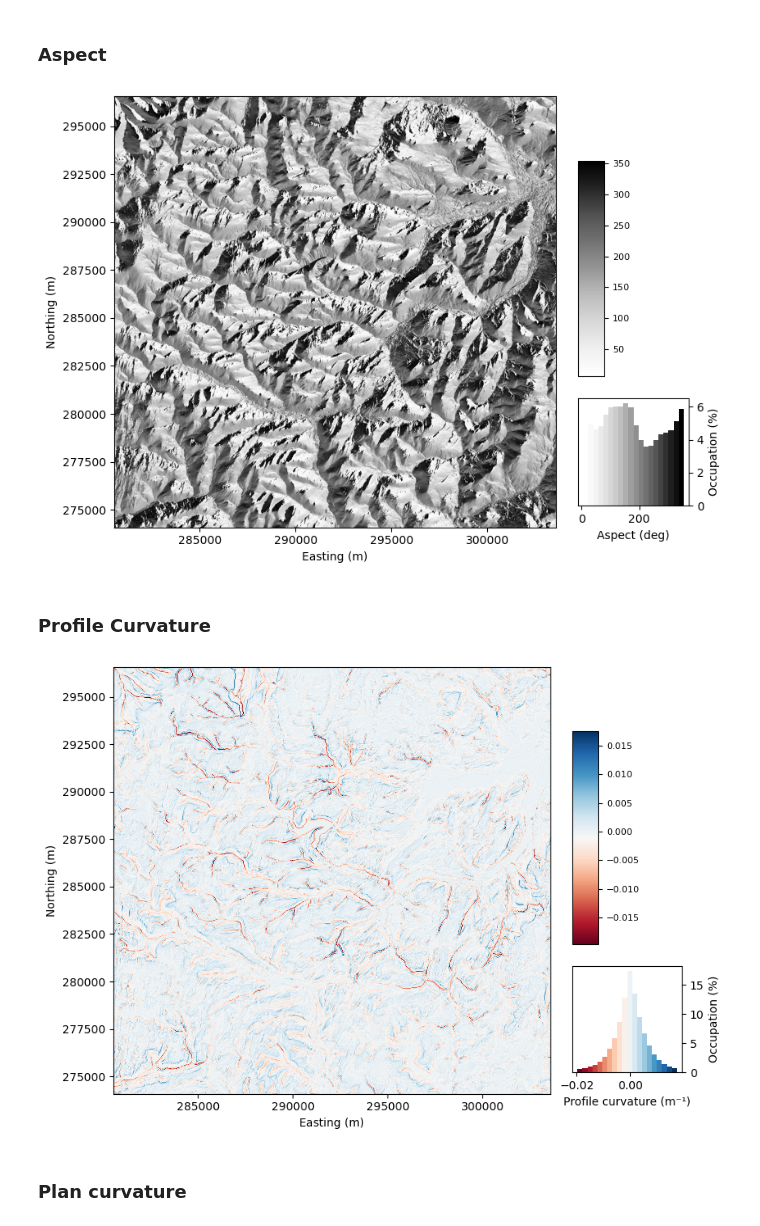
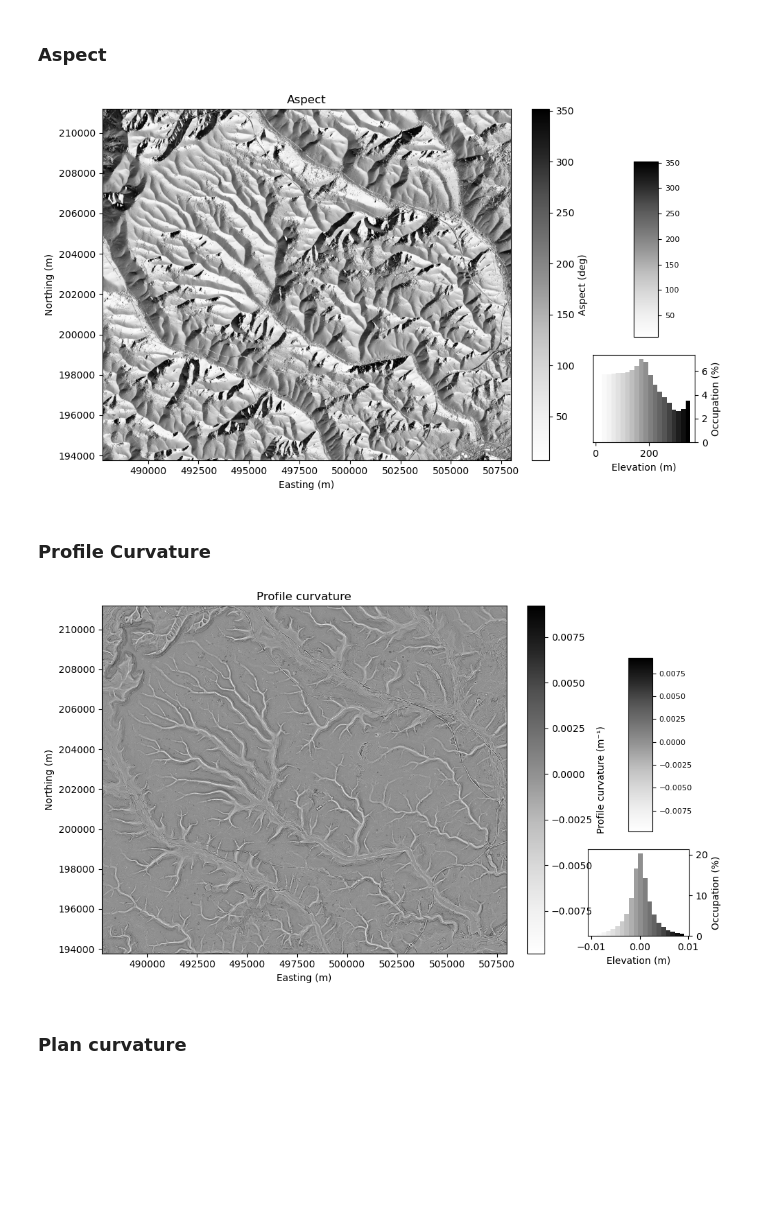
Before and after one commit to NERC-CEH/dtm-analysis, a Jupyter notebook: notebooks/02_terrain_analysis.ipynb, the cells around one changed output. Saved outputs shown, nothing was run; the diff lists cells and outputs as text; code cells hidden in the pictures; blank space fills up the shorter version.

```diff
--- a/notebooks/02_terrain_analysis.ipynb
+++ b/notebooks/02_terrain_analysis.ipynb
@@ -53,7 +53,7 @@ Group (GHRG). See www.whiteboxgeo.com for more details.
 WhiteboxTools Directory:
 # %%
 # set our working directory for data inputs
-data_dir = os.path.join(os.getcwd(), 'data/nrfa_39088')
+data_dir = os.path.join(os.getcwd(), 'GIthub/data/nrfa_39088')
 wbt.set_working_dir(data_dir)
 # %%
 # Define input varibales as global constants
@@ -62,7 +62,7 @@ extracted_dem= 'dtm_39088_extract.tif'
 ## We can call the raster plotting function again
 # %%
 
-def plot_raster_with_histogram(raster_path: str, title: str):
+def plot_raster_with_histogram(raster_path: str, title: str, label: str, color_scheme: str):
     """
     Plot a raster with real-world extent, colour scaling and histogram.
 
@@ -92,7 +92,7 @@ def plot_raster_with_histogram(raster_path: str, title: str):
     datamin = np.percentile(valid_data, 2)
     datamax = np.percentile(valid_data, 98)
     norm = colors.Normalize(vmin=datamin, vmax=datamax)
-    cmap = "terrain"
+    cmap = color_scheme
 
     # Compute Real-World Extent
     extent = [bounds.left, bounds.right, bounds.bottom, bounds.top]
@@ -111,7 +111,7 @@ def plot_raster_with_histogram(raster_path: str, title: str):
 
     # Create a colorbar
     cbar = plt.colorbar(img, ax=ax, fraction=0.046, pad=0.04)
-    cbar.set_label("Elevation (m)")
+    cbar.set_label(label)
     sm = cm.ScalarMappable(cmap=cmap, norm=norm)
     sm.set_array([])
     cax = ax.inset_axes([1.3, 0.35, 0.06, 0.5])  # Position the colorbar inset
@@ -158,16 +158,17 @@ NameError: name 'wbt' is not defined
 ### Aspect
 # %%
 wbt.aspect(dem=extracted_dem, output="aspect.tif")
-plot_raster_with_histogram(f"{data_dir}/aspect.tif", label="Aspect (deg)", color_scheme="Grays")
+plot_raster_with_histogram(f"{data_dir}/aspect.tif", title = 'Aspect', label="Aspect (deg)", color_scheme="Grays")
 # %% [output]
-[figure, old version]
+[figure, new version]
 # %% [markdown]
 ### Profile Curvature
 # %%
 wbt.profile_curvature(dem='extracted_dem', output="profile_curv.tif")
-plot_raster_with_histogram(f"{data_dir}/profile_curv.tif", label="Profile curvature (m⁻¹)", color_scheme="RdBu")
+plot_raster_with_histogram(f"{data_dir}/profile_curv.tif", title ='Profile curvature', label="Profile curvature (m⁻¹)",
+                           color_scheme="Greys")
 # %% [output]
-[figure, old version]
+[figure, new version]
 # %% [markdown]
 ### Plan curvature
 # %%
```
Also changed, not shown: parts of 1 cell of this notebook.
